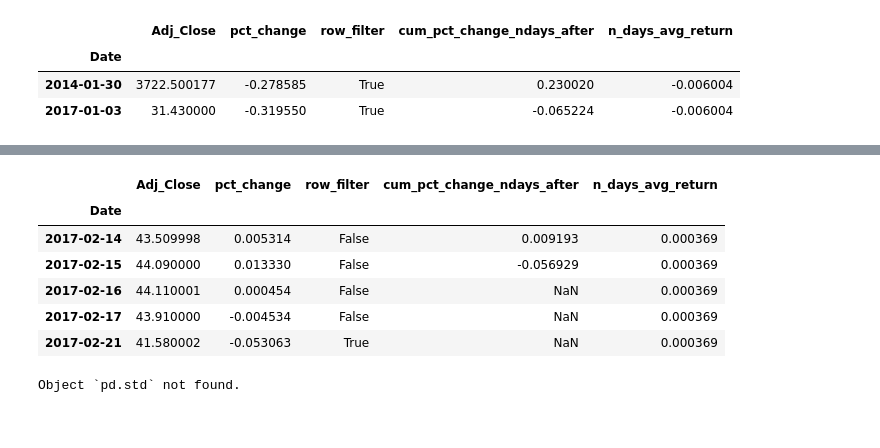
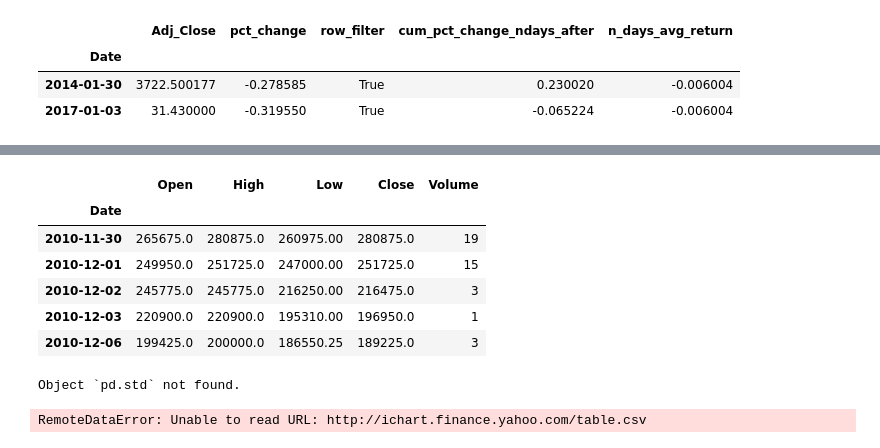
Before and after one commit to kuatroka/algo_dev, a Jupyter notebook: stock percentage change statistics.ipynb, the cells around one changed output, grey strips where cells are left out. Cells and saved outputs as stored; diff of their text form; code cells hidden in the pictures.

```diff
--- a/stock percentage change statistics.ipynb
+++ b/stock percentage change statistics.ipynb
@@ -229,13 +232,17 @@ Date
-# %%
-gspc2.tail()
-# %% [output]
-|  | Adj_Close | pct_change | row_filter | cum_pct_change_ndays_after | n_days_avg_return |
-| Date |  |  |  |  |  |
-| 2017-02-14 | 43.509998 | 0.005314 | False | 0.009193 | 0.000369 |
-| 2017-02-15 | 44.090000 | 0.013330 | False | -0.056929 | 0.000369 |
-| 2017-02-16 | 44.110001 | 0.000454 | False | NaN | 0.000369 |
-| 2017-02-17 | 43.910000 | -0.004534 | False | NaN | 0.000369 |
-| 2017-02-21 | 41.580002 | -0.053063 | True | NaN | 0.000369 |
+# %%
+# gspc2.tail()
+start = datetime.datetime(2000, 1, 1)
+end = datetime.datetime(2017, 5, 27)
+gspc2 = web.DataReader("TVIX", 'google', start, end)
+gspc2.head()
+# %% [output]
+|  | Open | High | Low | Close | Volume |
+| Date |  |  |  |  |  |
+| 2010-11-30 | 265675.0 | 280875.0 | 260975.00 | 280875.0 | 19 |
+| 2010-12-01 | 249950.0 | 251725.0 | 247000.00 | 251725.0 | 15 |
+| 2010-12-02 | 245775.0 | 245775.0 | 216250.00 | 216475.0 | 3 |
+| 2010-12-03 | 220900.0 | 220900.0 | 195310.00 | 196950.0 | 1 |
+| 2010-12-06 | 199425.0 | 200000.0 | 186550.25 | 189225.0 | 3 |
 # %%
 KNN_smarket = neighbors.KNeighborsClassifier(n_neighbors=3)
 KNN_smarket.fit(X_train2004, y_train2004)
@@ -248,3 +255,11 @@ print("Score :", KNN_smarket.score(X_test2005, y_test2005 ))
 # print("Coeffs :", QDA_smarket.coef_) - no coeffs in a Quadratic Function
 # %% [output]
 Object `pd.std` not found.
+# %%
+start = datetime.datetime(2000, 1, 1)
+end = datetime.datetime(2017, 5, 27)
+# for data from yahoo
+gspc2 = web.DataReader("TVIX", 'yahoo', start, end)
+gspc2
+# %% [output]
+RemoteDataError: Unable to read URL: http://ichart.finance.yahoo.com/table.csv
```
Also changed, not shown: parts of 2 cells of this notebook, 1 other file.
